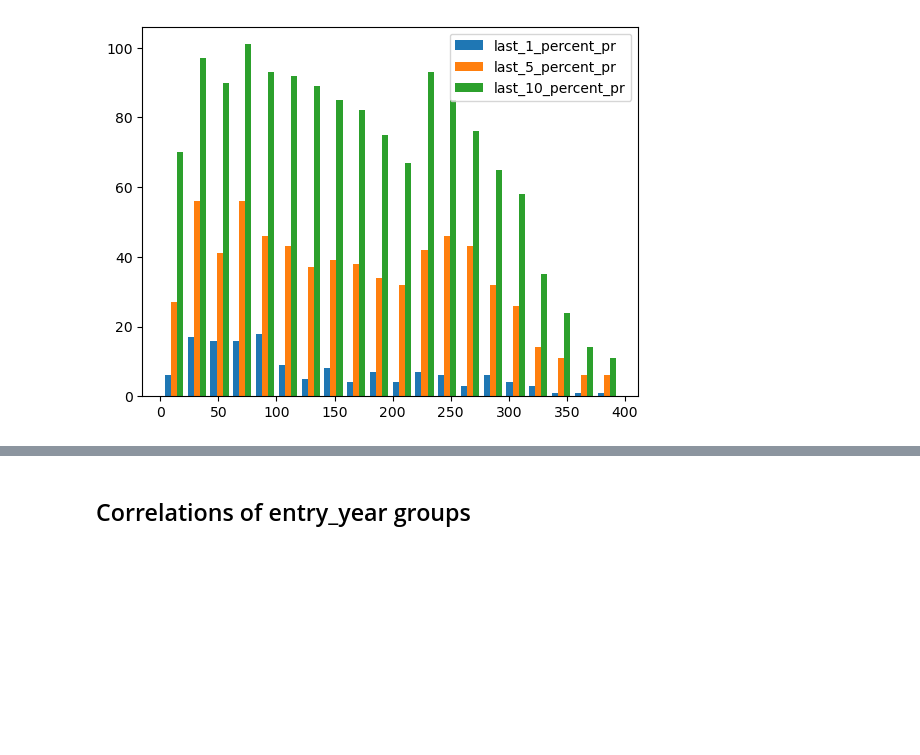
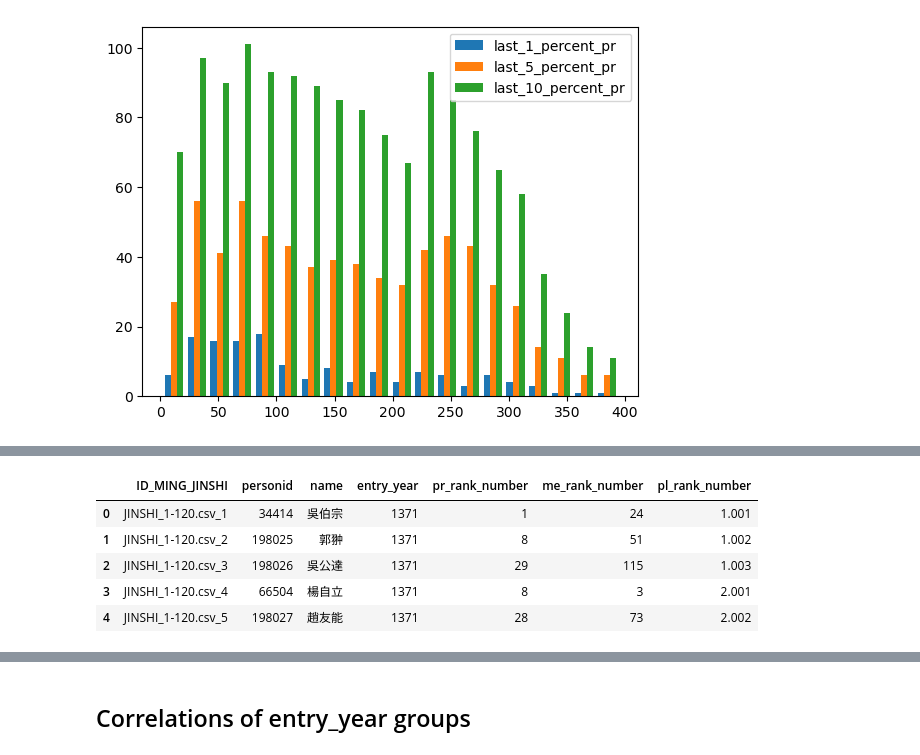
Before and after one commit to sudoghut/ming_provincial_metropolitan_palace_exam_rank_correlation, a Jupyter notebook: ming_provincial_metropolitan_palace_exam_rank_correlation.ipynb, the cells around one changed output, grey strips where cells are left out. Saved outputs shown, nothing was run; the diff lists cells and outputs as text; code cells hidden in the pictures; blank space fills up the shorter version.

```diff
--- a/ming_provincial_metropolitan_palace_exam_rank_correlation.ipynb
+++ b/ming_provincial_metropolitan_palace_exam_rank_correlation.ipynb
@@ -344,0 +347,9 @@ plt.show()
+# %%
+input_data_df.head()
+# %% [output]
+|  | ID_MING_JINSHI | personid | name | entry_year | pr_rank_number | me_rank_number | pl_rank_number |
+| 0 | JINSHI_1-120.csv_1 | 34414 | 吳伯宗 | 1371 | 1 | 24 | 1.001 |
+| 1 | JINSHI_1-120.csv_2 | 198025 | 郭翀 | 1371 | 8 | 51 | 1.002 |
+| 2 | JINSHI_1-120.csv_3 | 198026 | 吳公達 | 1371 | 29 | 115 | 1.003 |
+| 3 | JINSHI_1-120.csv_4 | 66504 | 楊自立 | 1371 | 8 | 3 | 2.001 |
+| 4 | JINSHI_1-120.csv_5 | 198027 | 趙友能 | 1371 | 28 | 73 | 2.002 |
```
Also changed, not shown: parts of 7 cells of this notebook, 1 other file.
